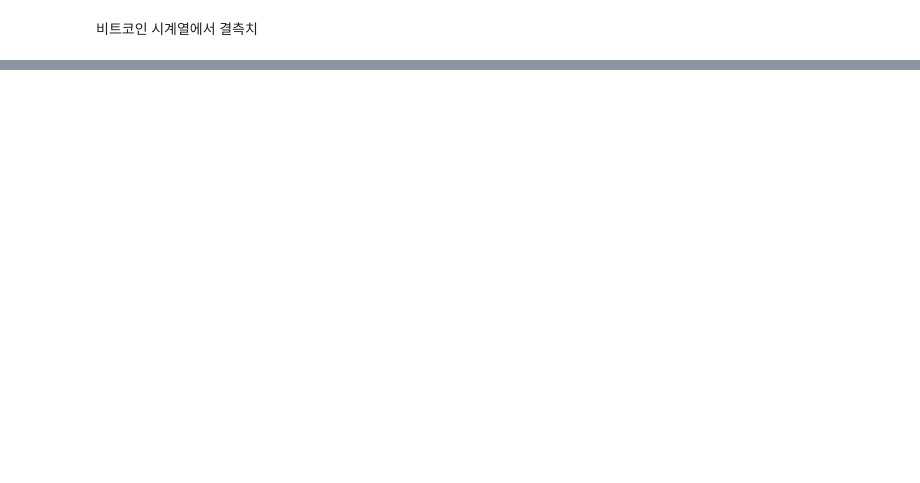
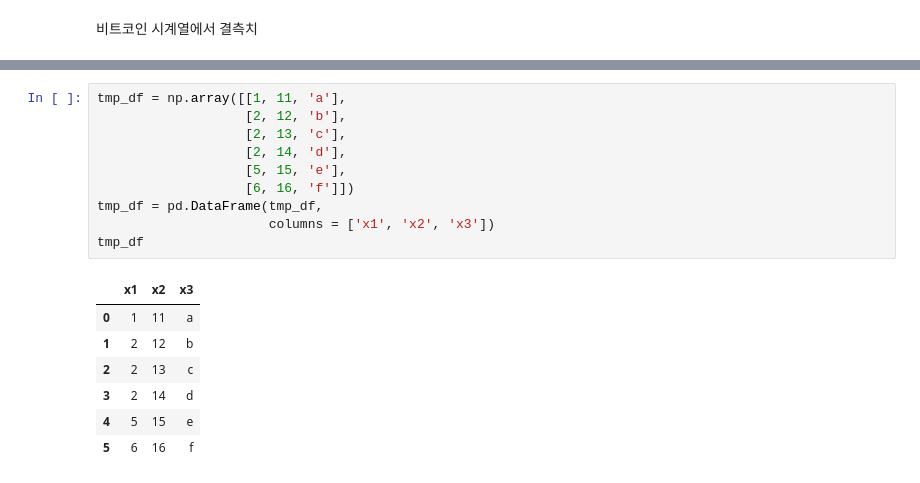
Before and after one commit to Min-Ho-Kim94/kaggle_1, a Jupyter notebook: 1_baseline.ipynb, the cells around one changed output, grey strips where cells are left out. Saved outputs shown, nothing was run; the diff lists cells and outputs as text; blank space fills up the shorter version.

```diff
--- a/1_baseline.ipynb
+++ b/1_baseline.ipynb
@@ -113,0 +195,18 @@ Name: timestamp, dtype: int64
+# %%
+tmp_df = np.array([[1, 11, 'a'],
+                   [2, 12, 'b'],
+                   [2, 13, 'c'],
+                   [2, 14, 'd'],
+                   [5, 15, 'e'],
+                   [6, 16, 'f']])
+tmp_df = pd.DataFrame(tmp_df,
+                      columns = ['x1', 'x2', 'x3'])
+tmp_df
+# %% [output]
+|  | x1 | x2 | x3 |
+| 0 | 1 | 11 | a |
+| 1 | 2 | 12 | b |
+| 2 | 2 | 13 | c |
+| 3 | 2 | 14 | d |
+| 4 | 5 | 15 | e |
+| 5 | 6 | 16 | f |
```
Also changed, not shown: parts of 16 cells of this notebook, 1 other file.
